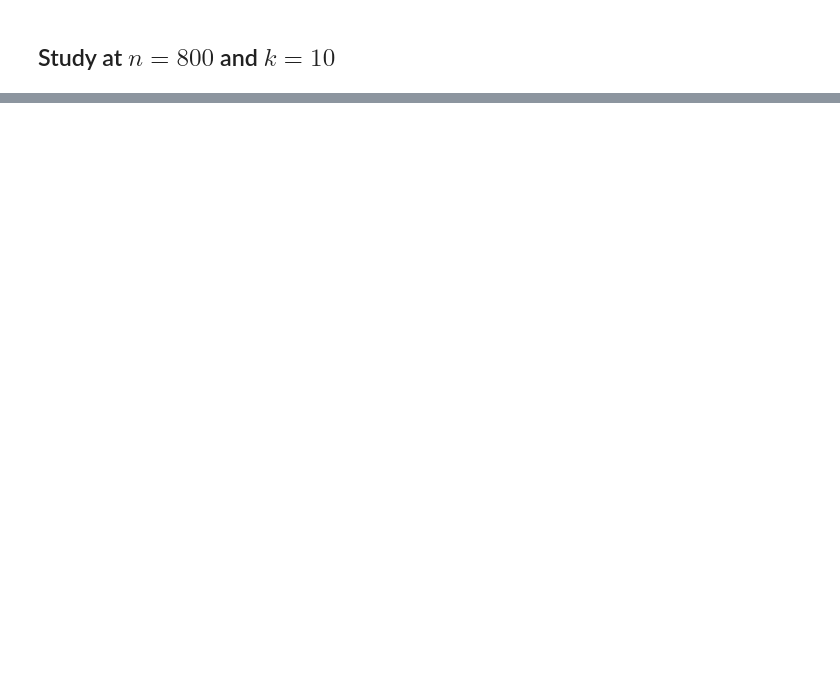
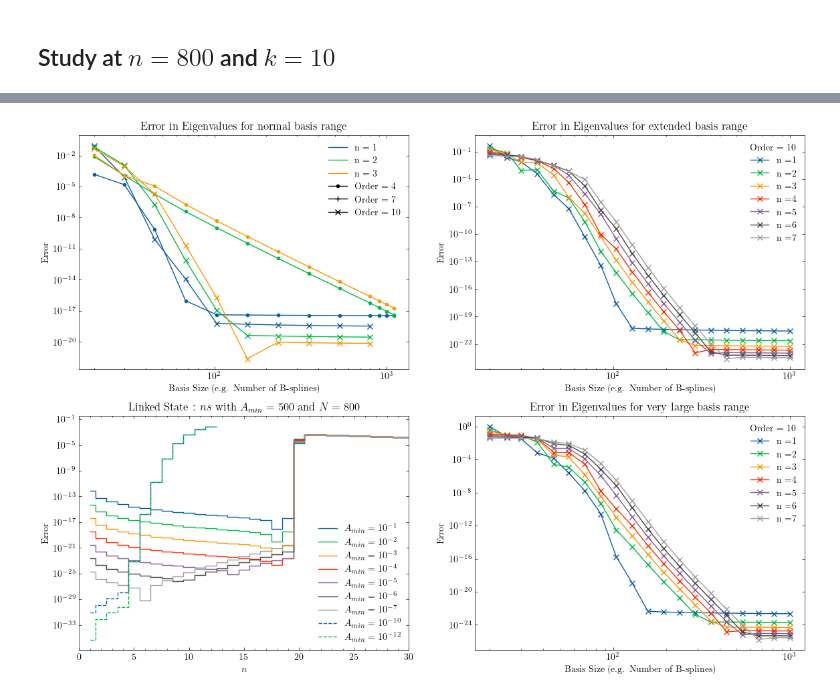
Before and after one commit to ma2this510/Dirac_Equation, a Jupyter notebook: notebook.ipynb, the cells around one changed output, grey strips where cells are left out. Drawn from its saved outputs; the diff is of its cells as text; code cells hidden in the pictures; blank space fills up the shorter version.

```diff
--- a/notebook.ipynb
+++ b/notebook.ipynb
@@ -449,0 +403,80 @@ plt.xlim(0, 25)
+# %%
+fig, axs = plt.subplots(2,2, figsize=(14, 10))
+
+for i in range(3):
+    # axs[0, 0].plot(n_list_1[order_list_1 == 7], error_1[order_list_1 == 7, i], label=f'n ={i+1}', marker='+', color='C'+str(i))
+    axs[0, 0].plot(n_list_1[order_list_1 == 4], error_1[order_list_1 == 4, i], label=f'n ={i+1}', marker='.', color='C'+str(i))
+    axs[0, 0].plot(n_list_1[order_list_1 == 10], error_1[order_list_1 == 10, i], label=f'n ={i+1}', marker='x', color='C'+str(i))
+
+axs[0, 0].set_yscale('log')
+axs[0, 0].set_xscale('log')
+axs[0, 0].legend(handles=[leg_n1, leg_n2, leg_n3, leg_o4, leg_o7, leg_o10])
+# axs[0, 0].legend(title = 'Order = 10')
+axs[0, 0].set_xlabel('Basis Size (e.g. Number of B-splines)')
+axs[0, 0].set_ylabel('Error')
+axs[0, 0].set_title('Error in Eigenvalues for normal basis range')
+
+for i in range(7):
+    # axs[0, 1].plot(n_list_1[order_list_1 == 7], error_1[order_list_1 == 7, i], label=f'n ={i+1}', marker='+', color='C'+str(i))
+    # axs[0, 1].plot(n_list_1[order_list_1 == 4], error_1[order_list_1 == 4, i], label=f'n ={i+1}', marker='.', color='C'+str(i))
+    axs[0, 1].plot(n_list_1_ext[order_list_1_ext == 10], error_1_ext[order_list_1_ext == 10, i], label=f'n ={i+1}', marker='x', color='C'+str(i))
+
+axs[0, 1].set_yscale('log')
+axs[0, 1].set_xscale('log')
+# axs[0, 1].legend(handles=[leg_n1, leg_n2, leg_n3, leg_o4, leg_o7, leg_o10])
+axs[0, 1].legend(title = 'Order = 10')
+axs[0, 1].set_xlabel('Basis Size (e.g. Number of B-splines)')
+axs[0, 1].set_ylabel('Error')
+axs[0, 1].set_title('Error in Eigenvalues for extended basis range')
+
+n_series = np.arange(1, len(error_800[1])+1)
+axs[1,0].step(n_series, error_800[1], label="$A_{min}=10^{-1}$", where='mid')
+
+n_series = np.arange(1, len(error_800[2])+1)
+axs[1,0].step(n_series, error_800[2], label="$A_{min}=10^{-2}$", where='mid')
+
+n_series = np.arange(1, len(error_800[6])+1)
+axs[1,0].step(n_series, error_800[6], label="$A_{min}=10^{-3}$", where='mid')
+
+n_series = np.arange(1, len(error_800[3])+1)
+axs[1,0].step(n_series, error_800[3], label="$A_{min}=10^{-4}$", where='mid')
+
+n_series = np.arange(1, len(error_800[7])+1)
+axs[1,0].step(n_series, error_800[7], label="$A_{min}=10^{-5}$", where='mid')
+
+n_series = np.arange(1, len(error_800[8])+1)
+axs[1,0].step(n_series, error_800[8], label="$A_{min}=10^{-6}$", where='mid')
+
+n_series = np.arange(1, len(error_800[9])+1)
+axs[1,0].step(n_series, error_800[9], label="$A_{min}=10^{-7}$", where='mid')
+
+n_series = np.arange(1, len(error_800[10])+1)
+axs[1,0].step(n_series, error_800[10], label="$A_{min}=10^{-10}$", where='mid', ls='--')
+
+n_series = np.arange(1, len(error_800[11])+1)
+axs[1,0].step(n_series, error_800[11], label="$A_{min}=10^{-12}$", where='mid', ls='--')
+
+axs[1,0].set_yscale('log')
+axs[1,0].set_xlabel('$n$')
+axs[1,0].set_ylabel('Error')
+axs[1,0].set_title('Linked State : $ns$ with $A_{min}=500$ and $N=800$')
+axs[1,0].legend()
+axs[1,0].set_xlim(0, 30)
+
+for i in range(7):
+    axs[1, 1].plot(n_list_ext_2[order_list_ext_2 == 10], error_ext_2[order_list_ext_2 == 10, i], label=f'n ={i+1}', marker='x', color='C'+str(i))
+
+axs[1, 1].set_yscale('log')
+axs[1, 1].set_xscale('log')
+axs[1, 1].legend(title="Order = 10")
+axs[1, 1].set_xlabel('Basis Size (e.g. Number of B-splines)')
+axs[1, 1].set_ylabel('Error')
+axs[1, 1].set_title('Error in Eigenvalues for very large basis range')
+
+plt.savefig('fig/error_comparison.png')
+plt.savefig('fig/error_comparison.pdf')
+plt.savefig('fig/error_comparison.svg')
+
+plt.show()
+# %% [output]
+[figure, added]
```
Also changed, not shown: parts of 6 cells of this notebook, 3 other files.
